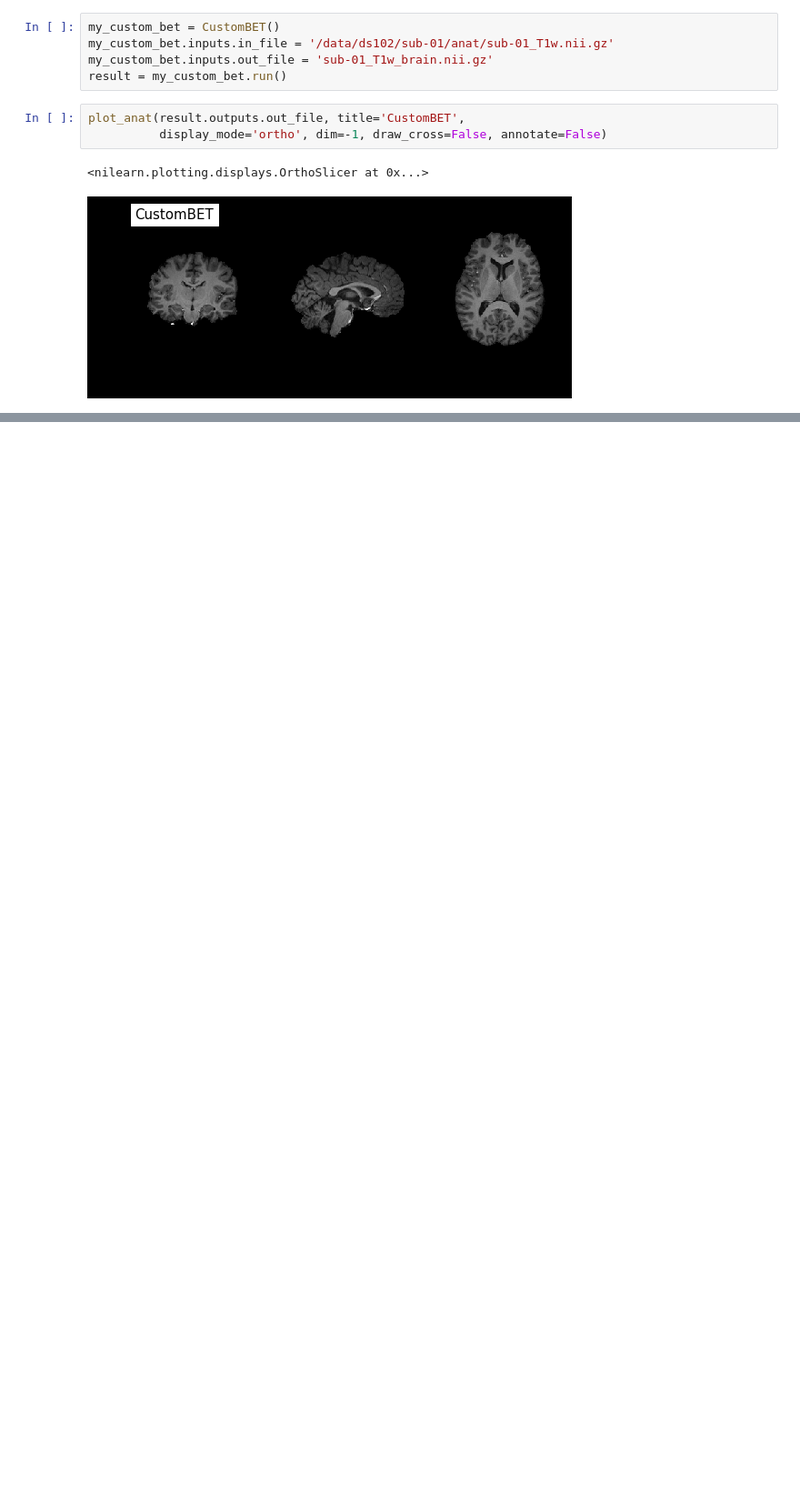
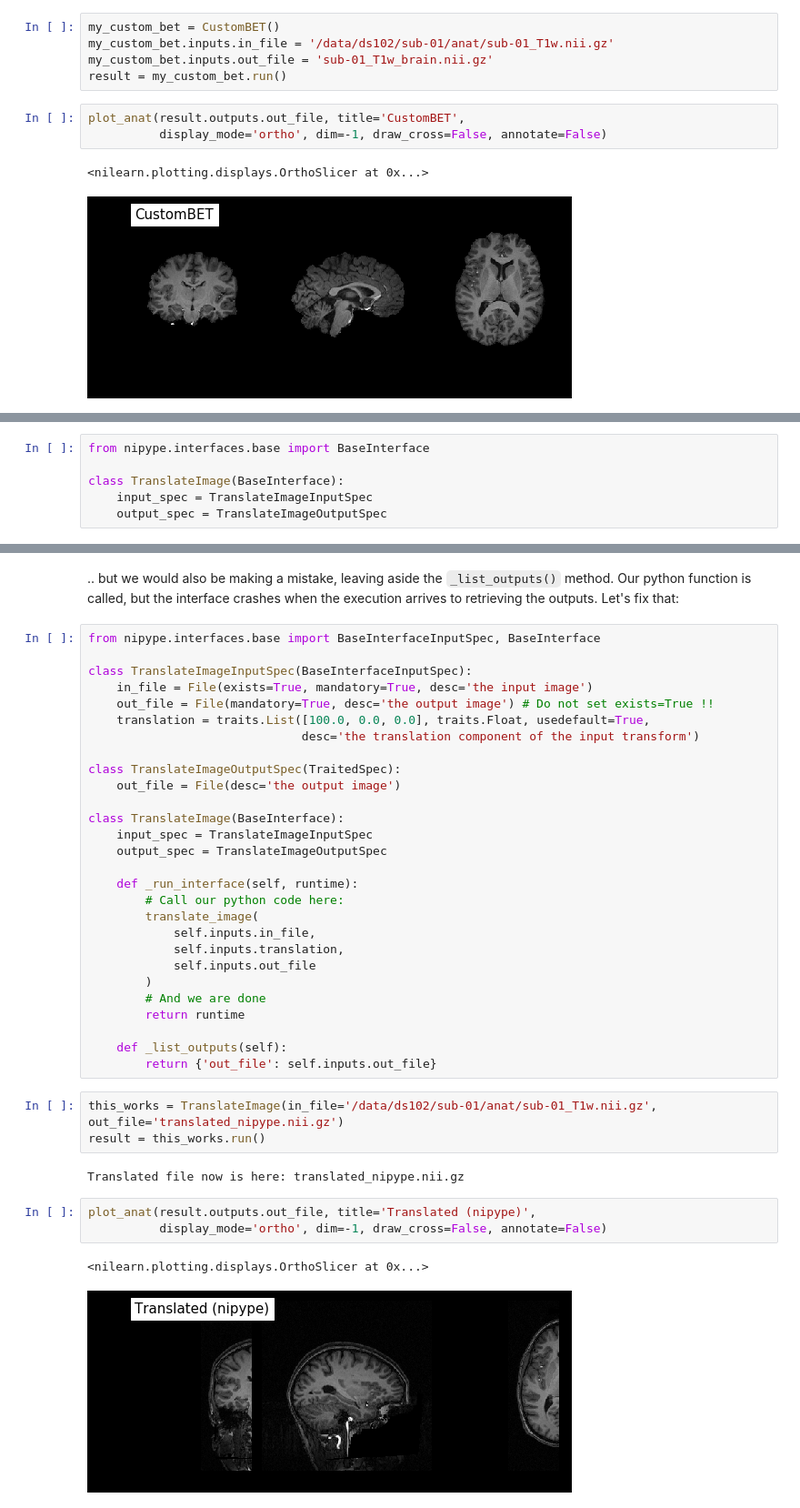
Before and after one commit to nipy/workshops, a Jupyter notebook: 170327-nipype/lesson-new-workflows-and-interfaces/interfaces_and_workflows.ipynb, the cells around one changed output, grey strips where cells are left out. Shown at 91% size. Drawn from its saved outputs; the diff is of its cells as text; blank space fills up the shorter version.

```diff
--- a/170327-nipype/lesson-new-workflows-and-interfaces/interfaces_and_workflows.ipynb
+++ b/170327-nipype/lesson-new-workflows-and-interfaces/interfaces_and_workflows.ipynb
@@ -371,0 +473,6 @@ plot_anat(result.outputs.out_file, title='CustomBET',
+# %%
+from nipype.interfaces.base import BaseInterface
+
+class TranslateImage(BaseInterface):
+    input_spec = TranslateImageInputSpec
+    output_spec = TranslateImageOutputSpec
@@ -371,0 +536,41 @@ plot_anat(result.outputs.out_file, title='CustomBET',
+# %% [markdown]
+.. but we would also be making a mistake, leaving aside the ``_list_outputs()`` method. Our python function is called, but the interface crashes when the execution arrives to retrieving the outputs. Let's fix that:
+# %%
+from nipype.interfaces.base import BaseInterfaceInputSpec, BaseInterface
+
+class TranslateImageInputSpec(BaseInterfaceInputSpec):
+    in_file = File(exists=True, mandatory=True, desc='the input image')
+    out_file = File(mandatory=True, desc='the output image') # Do not set exists=True !!
+    translation = traits.List([100.0, 0.0, 0.0], traits.Float, usedefault=True,
+                              desc='the translation component of the input transform')
+
+class TranslateImageOutputSpec(TraitedSpec):
+    out_file = File(desc='the output image')
+
+class TranslateImage(BaseInterface):
+    input_spec = TranslateImageInputSpec
+    output_spec = TranslateImageOutputSpec
+
+    def _run_interface(self, runtime):
+        # Call our python code here:
+        translate_image(
+            self.inputs.in_file,
+            self.inputs.translation,
+            self.inputs.out_file
+        )
+        # And we are done
+        return runtime
+
+    def _list_outputs(self):
+        return {'out_file': self.inputs.out_file}
+# %%
+this_works = TranslateImage(in_file='/data/ds102/sub-01/anat/sub-01_T1w.nii.gz', out_file='translated_nipype.nii.gz')
+result = this_works.run()
+# %% [output]
+Translated file now is here: translated_nipype.nii.gz
+# %%
+plot_anat(result.outputs.out_file, title='Translated (nipype)',
+          display_mode='ortho', dim=-1, draw_cross=False, annotate=False)
+# %% [output]
+<nilearn.plotting.displays.OrthoSlicer at 0x...>
+[figure, added]
```
Also changed, not shown: parts of 24 cells of this notebook.
